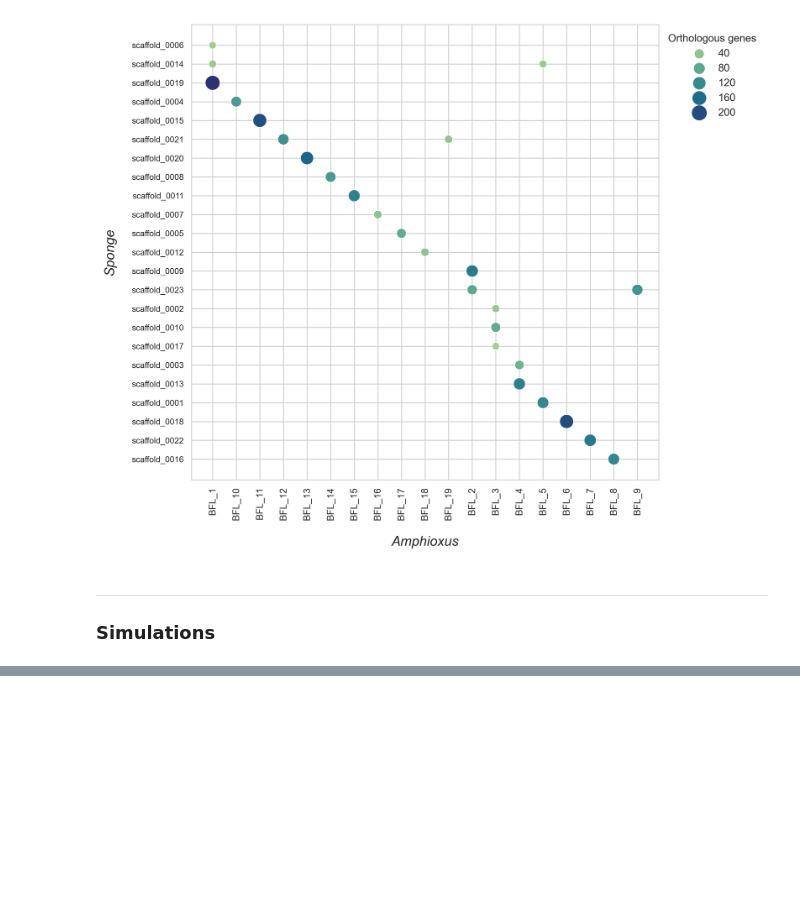
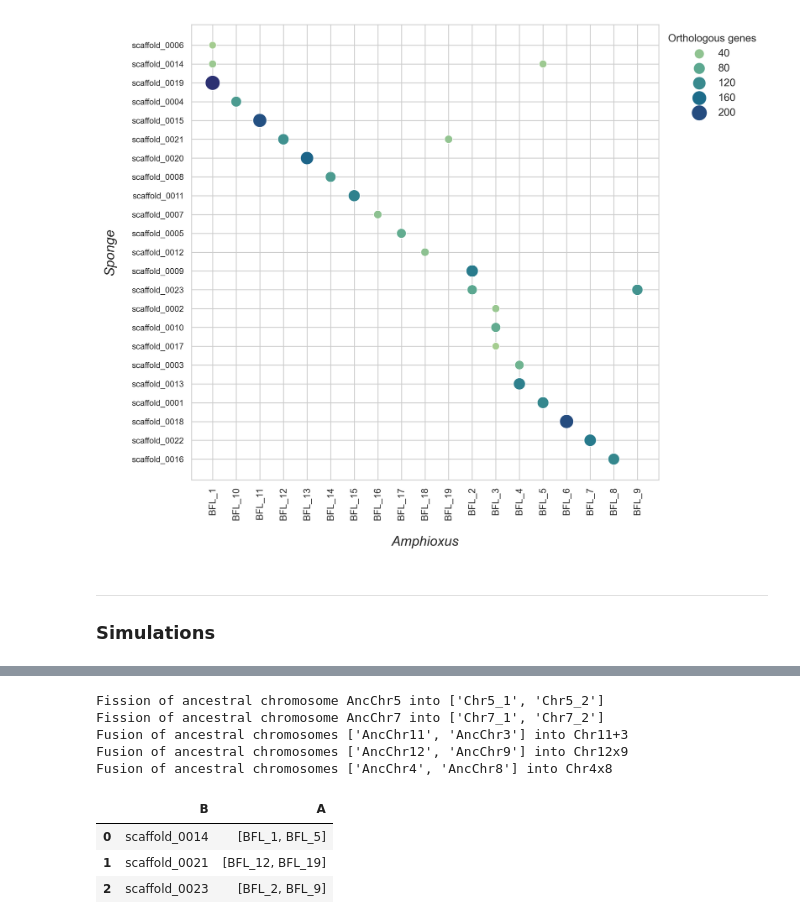
Before and after one commit to rajavat/orthology, a Jupyter notebook: Orthology.ipynb, the cells around one changed output, grey strips where cells are left out. Cells and saved outputs as stored; diff of their text form; code cells hidden in the pictures; blank space fills up the shorter version.

```diff
--- a/Orthology.ipynb
+++ b/Orthology.ipynb
@@ -36,13 +34,13 @@ Parliv = Orthoscripts.readBED("Data/Genelists/Paracentrotus.lividus.genelist.bed
 Bralan = Orthoscripts.readBED("Data/Genelists/Branchiostoma.lanceolatum.genelist.bed")
 
 # Branchiostoma floridae
-Braflo = Orthoscripts.readBED("Data/Genelists/Branchiostoma.floridae.genelist.bed", '\s+')
+Braflo = Orthoscripts.readBED("Data/Genelists/Branchiostoma.floridae.genelist.bed", 's')
 
 # Marthasterias glacialis
 Margla = Orthoscripts.readBED("Data/Genelists/Marthasterias.glacialis.genelist.bed")
 
 # Pecten maximus
-Pecmax = Orthoscripts.readBED("Data/Genelists/Pecmax.genelist.bed", '\s+')
+Pecmax = Orthoscripts.readBED("Data/Genelists/Pecmax.genelist.bed", 's')
 
 # Stichopus chloronotus
 Stichl = Orthoscripts.readBED("Data/Genelists/Stichopus.chloronotus.genelist.bed")
@@ -51,11 +49,11 @@ Stichl = Orthoscripts.readBED("Data/Genelists/Stichopus.chloronotus.genelist.bed
 Ampfil = Orthoscripts.readBED("Data/Genelists/Amphiura.filiformis.genelist.bed")
 
 # Ephydatia muelleri
-Ephmue = Orthoscripts.readBED("Data/Genelists/Ephydatia.muelleri.genelist.bed", '\s+')
+Ephmue = Orthoscripts.readBED("Data/Genelists/Ephydatia.muelleri.genelist.bed", 's')
 
 # Ancestor
-AniAnc = Orthoscripts.readBED("Data/Genelists/AniAnc.genelist.bed", '\s+')
-BilAnc = Orthoscripts.readBED("Data/Genelists/BilAnc.genelist.bed", '\s+')
+AniAnc = Orthoscripts.readBED("Data/Genelists/AniAnc.genelist.bed", 's')
+BilAnc = Orthoscripts.readBED("Data/Genelists/BilAnc.genelist.bed", 's')
 # %% [markdown]
 #### Import ortholog files
 # %%
@@ -124,7 +122,8 @@ Holleu_Bralan = Orthoscripts.orthFix(Holleu_Bralan, 'B', '_', 0)
 # %% [markdown]
 ## Plots
 # %%
-Orthoscripts.orthoplot(Orthoscripts.orthofind(Braflo, Ephmue, Braflo_Ephmue), 'Amphioxus', 'Sponge', 'A', 'B')
+data = Orthoscripts.orthofind(Braflo, Ephmue, Braflo_Ephmue)
+Orthoscripts.orthoplot(data, 'Amphioxus', 'Sponge', 'A', 'B')
 # %% [output]
 [figure]
 # %% [markdown]
@@ -191,0 +450,18 @@ def synteny_loss(ancestor):
+# %%
+Orthoscripts.rearrangements(simO)
+# %% [output]
+Fission of ancestral chromosome AncChr5 into ['Chr5_1', 'Chr5_2']
+Fission of ancestral chromosome AncChr7 into ['Chr7_1', 'Chr7_2']
+Fusion of ancestral chromosomes ['AncChr11', 'AncChr3'] into Chr11+3
+Fusion of ancestral chromosomes ['AncChr12', 'AncChr9'] into Chr12x9
+Fusion of ancestral chromosomes ['AncChr4', 'AncChr8'] into Chr4x8
+# %%
+fusions = data.pivot(index = 'B', columns='A', values = 'Orthologs')
+fusions = fusions.loc[(fusions.where(fusions.isnull(), 1).sum(axis=1) > 1) | (fusions.sum(axis=0) > 1)]
+fusions = fusions.stack(dropna = True).reset_index().groupby('B')['A'].apply(list).reset_index(name = 'A')
+fusions
+# %% [output]
+|  | B | A |
+| 0 | scaffold_0014 | [BFL_1, BFL_5] |
+| 1 | scaffold_0021 | [BFL_12, BFL_19] |
+| 2 | scaffold_0023 | [BFL_2, BFL_9] |
```
Also changed, not shown: parts of 13 cells of this notebook, 7 other files.
